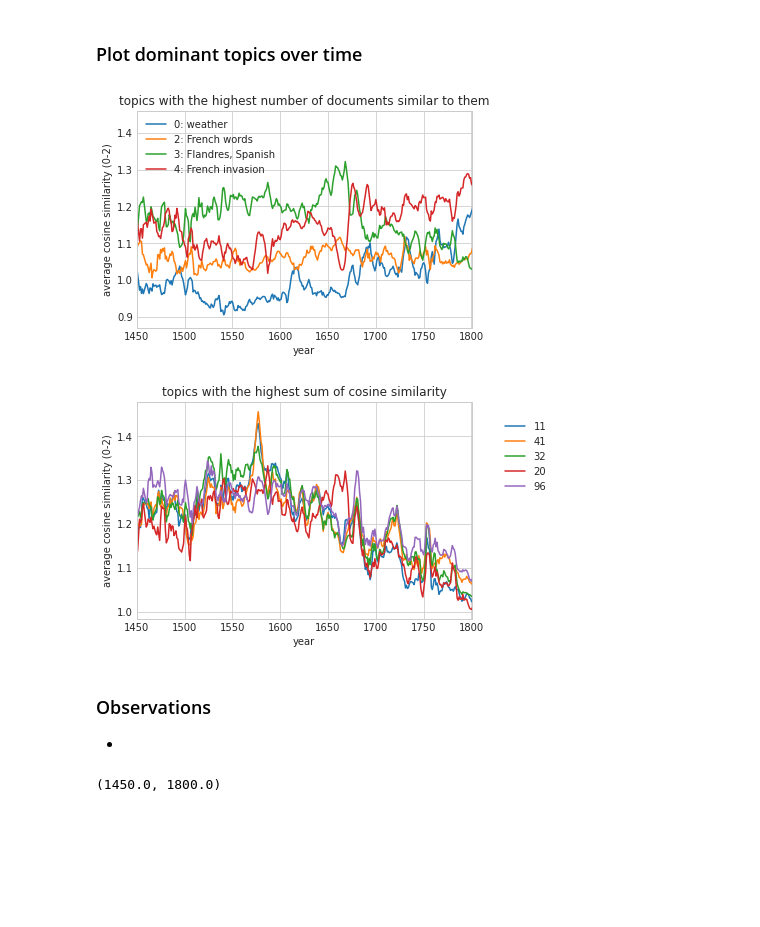
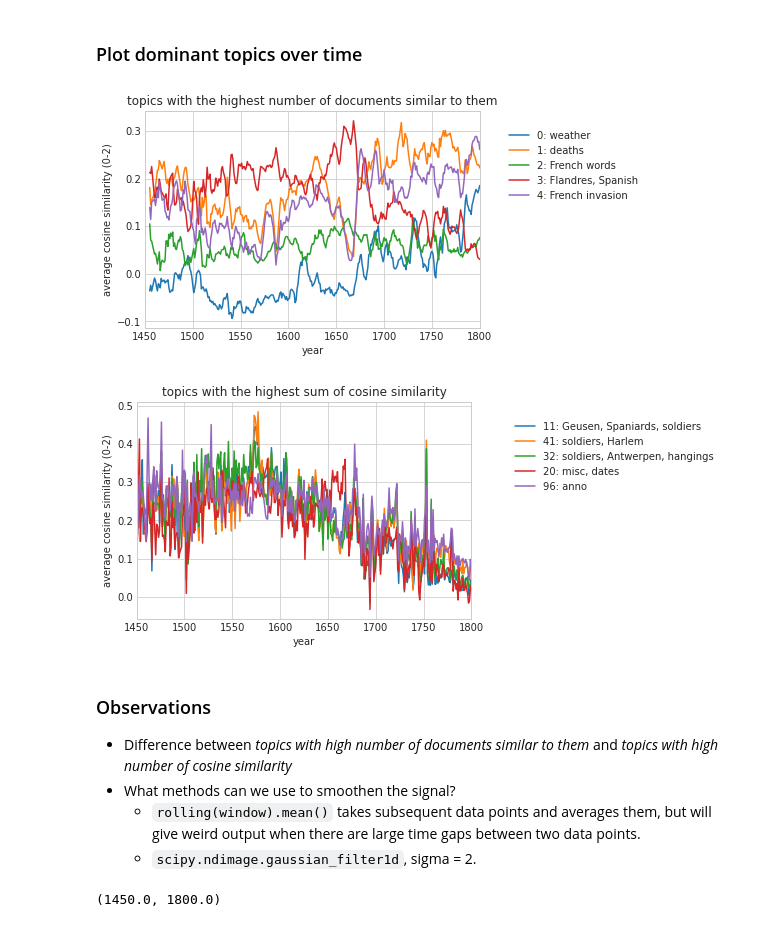
Before and after one commit to centre-for-humanities-computing/dutch-chronicles, a Jupyter notebook: notebooks/top2vec_analysis.ipynb, the cells around one changed output. Drawn from its saved outputs; the diff is of its cells as text; code cells hidden in the pictures; blank space fills up the shorter version.

```diff
--- a/notebooks/top2vec_analysis.ipynb
+++ b/notebooks/top2vec_analysis.ipynb
@@ -44,6 +44 @@ df_events.shape
 representations = pd.DataFrame(df_events.representation.to_list(), index = df_events.index)
-# %%
-# add 1 to representation, to make all values positive
-
-representations += 1
-representations.head()
@@ -64,31 +51,35 @@ total = pd.merge(left=df_events, right=representations, left_index=True, right_i
 # %%
 total['year'] = total['clean_date'].str[:4]
 total['year'] = pd.to_numeric(total['year'])
+total = total[(total['year'] >= 1450) & (total['year'] <=1800)]
 # %%
-total.groupby('year')[0, 2, 3, 4].agg('mean').rolling(window=5).mean().plot()
-plt.legend(loc='right', bbox_to_anchor=(1.25, 0.75))
+total.groupby('year')[0, 1, 2, 3, 4].agg('mean').rolling(window=5).mean().plot()
+plt.legend(['0: weather', '1: deaths', '2: French words', '3: Flandres, Spanish', '4: French invasion'], loc='right', bbox_to_anchor=(1.5, 0.75))
 plt.title('topics with the highest number of documents similar to them')
-plt.legend(['0: weather', '2: French words', '3: Flandres, Spanish', '4: French invasion'])
 plt.ylabel('average cosine similarity (0-2)')
 plt.xlabel('year')
 plt.xlim([1450, 1800])
 plt.show()
 # %% [output]
-[figure, old version]
+[figure, new version]
 # %%
-total.groupby('year')[11, 41, 32, 20, 96].agg('mean').rolling(window=5).mean().plot()
-plt.legend(loc='right', bbox_to_anchor=(1.25, 0.75))
+total.groupby('year')[11, 41, 32, 20, 96].agg('mean').plot()
+# rolling(window=5).mean().plot()
+plt.legend(['11: Geusen, Spaniards, soldiers', '41: soldiers, Harlem', '32: soldiers, Antwerpen, hangings', '20: misc, dates', '96: anno'], loc='right', bbox_to_anchor=(1.75, 0.75))
 plt.title('topics with the highest sum of cosine similarity')
 plt.ylabel('average cosine similarity (0-2)')
 plt.xlabel('year')
 plt.xlim([1450, 1800])
 plt.show()
 # %% [output]
-[figure, old version]
+[figure, new version]
-# %% [markdown]
-### Observations
-
--
+# %% [markdown]
+### Observations
+
+- Difference between *topics with high number of documents similar to them* and *topics with high number of cosine similarity*
+- What methods can we use to smoothen the signal?
+    - `rolling(window).mean()` takes subsequent data points and averages them, but will give weird output when there are large time gaps between two data points.
+    - `scipy.ndimage.gaussian_filter1d`, sigma = 2.
 # %%
 total.groupby('year')['year'].count().plot()
 plt.xlim([1450, 1800])
```
Also changed, not shown: parts of 13 cells of this notebook, 1 other file.
